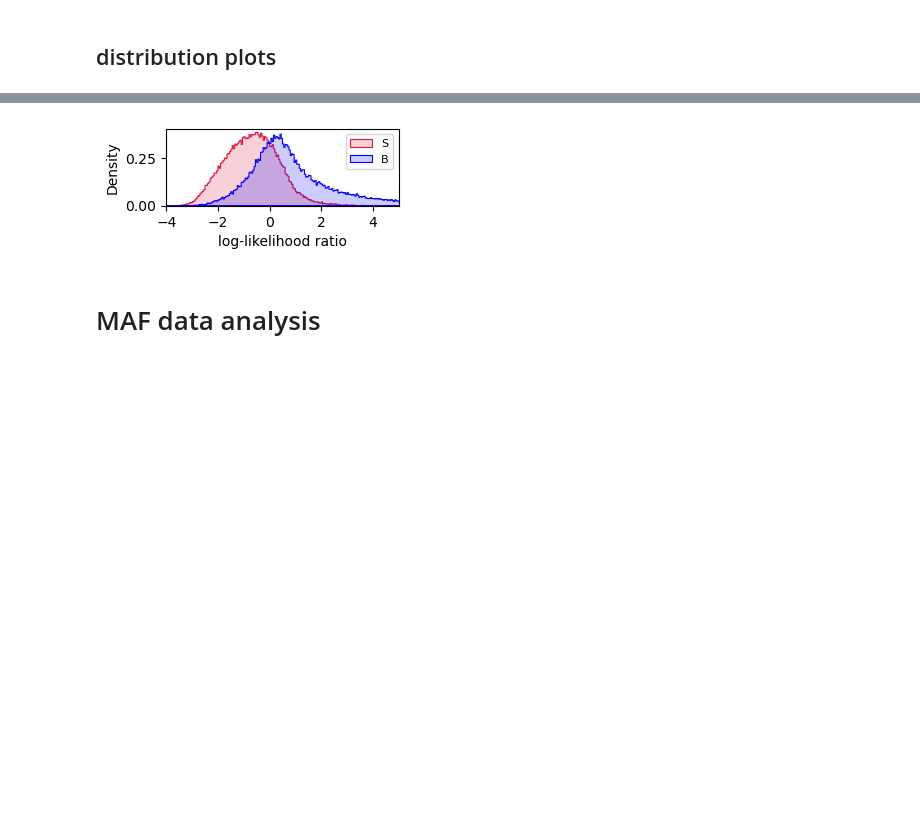
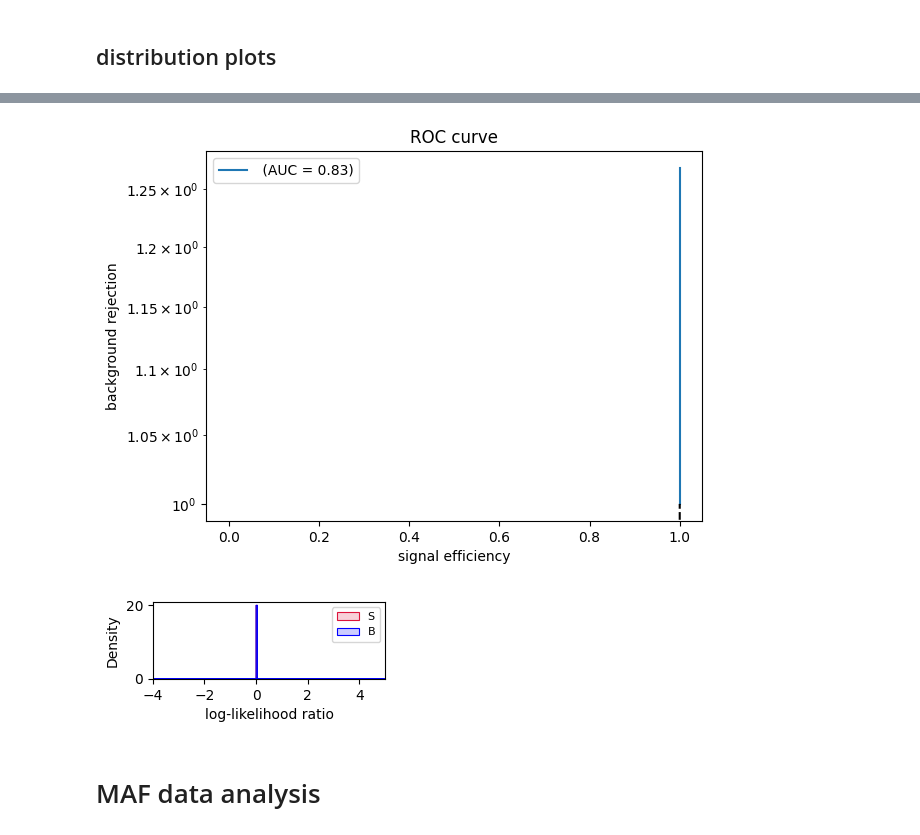
Before and after one commit to dfaroughy/SyntheticJets, a Jupyter notebook: data.ipynb, the cells around one changed output, grey strips where cells are left out. Saved outputs shown, nothing was run; the diff lists cells and outputs as text; code cells hidden in the pictures; blank space fills up the shorter version.

```diff
--- a/data.ipynb
+++ b/data.ipynb
@@ -113,12 +161,22 @@ def ROC(LLR_bckg, LLR_sig, N_samples):
 # %%
-N_samples = 100000   # Use a moderate number for demonstration (increase if needed)
+N_samples = 50000   # Use a moderate number for demonstration (increase if needed)
 D = 30
-params_qcd = (1, 1)
-params_tops = (2, 2)
+params_qcd = (1, 3)
+params_tops = (3, 3)
 
 
-toy_qcd = generate_point_clouds(N=N_samples, D=D, k=params_qcd[0], Sigma=params_qcd[1])
-toy_tops = generate_point_clouds(N=N_samples, D=D, k=params_tops[0], Sigma=params_tops[1])
+qcd = SyntheticJets(shape_param=params_qcd[0],
+                    scale_param=params_qcd[1],
+                    )
+tops = SyntheticJets(shape_param=params_tops[0],
+                      scale_param=params_tops[1],
+                      )
+
+toy_qcd = qcd.sample(N_samples, num_constituents=D)
+toy_tops = tops.sample(N_samples, num_constituents=D)
+
+# toy_qcd = generate_point_clouds(N=N_samples, D=D, k=params_qcd[0], Sigma=params_qcd[1])
+# toy_tops = generate_point_clouds(N=N_samples, D=D, k=params_tops[0], Sigma=params_tops[1])
 # np.save('correlated_toy_qcd_2M.npy', toy_qcd)
 # np.save('correlated_toy_tops_2M.npy', toy_tops)
 # %% [markdown]
@@ -286,26 +408,33 @@ ax[1].set_yticks([-10, -5, 0, 5, 10])
 # %%
-LLR_qcd = LLR(toy_qcd, params_qcd, params_tops)
-LLR_tops = LLR(toy_tops, params_qcd, params_tops)
+logp_qcd_on_qcd = qcd.log_probs(toy_qcd)
+logp_tops_on_tops = tops.log_probs(toy_tops)
+logp_qcd_on_tops = qcd.log_probs(toy_tops)
+logp_tops_on_qcd = tops.log_probs(toy_qcd)
 
-# np.save('toy_bkg_data_LLR.npy', LLR_qcd)
-# np.save('toy_sig_data_LLR.npy', LLR_tops)
+LLR_qcd = logp_tops_on_qcd - logp_qcd_on_qcd
+LLR_tops = logp_qcd_on_tops - logp_tops_on_tops
 
-ROC(LLR_qcd, LLR_tops, N_samples)
+from utils import ROC
+LLR_tops_ = np.nan_to_num(LLR_tops, 0)
+LLR_qcd_ = np.nan_to_num(LLR_qcd, 0)
+
+ROC(LLR_qcd, LLR_tops, label='')
 
 
 
 plt.figure(figsize=(3,1.))
 sns.histplot(LLR_qcd, bins=np.arange(-4,10,0.05), color='crimson', alpha=0.2, lw=0.8, label='S', element='step', stat='density')
 sns.histplot(LLR_tops, bins=np.arange(-4,10,0.05), color='blue', alpha=0.2, lw=0.8, label='B', element='step', stat='density')
 plt.xlabel(r'log-likelihood ratio')
 plt.xlim(-4, 5)
 plt.ylabel('Density')
 # plt.yscale('log')
 plt.legend(loc='upper right', fontsize=8)
 # plt.savefig('toy_LLR.png', dpi=300, bbox_inches='tight')
 plt.show()
 # %% [output]
-[figure, old version]
+[figure, new version]
+[figure, added]
 # %% [markdown]
 # MAF data analysis
 # %%
```
Also changed, not shown: parts of 9 cells of this notebook, 7 other files.
